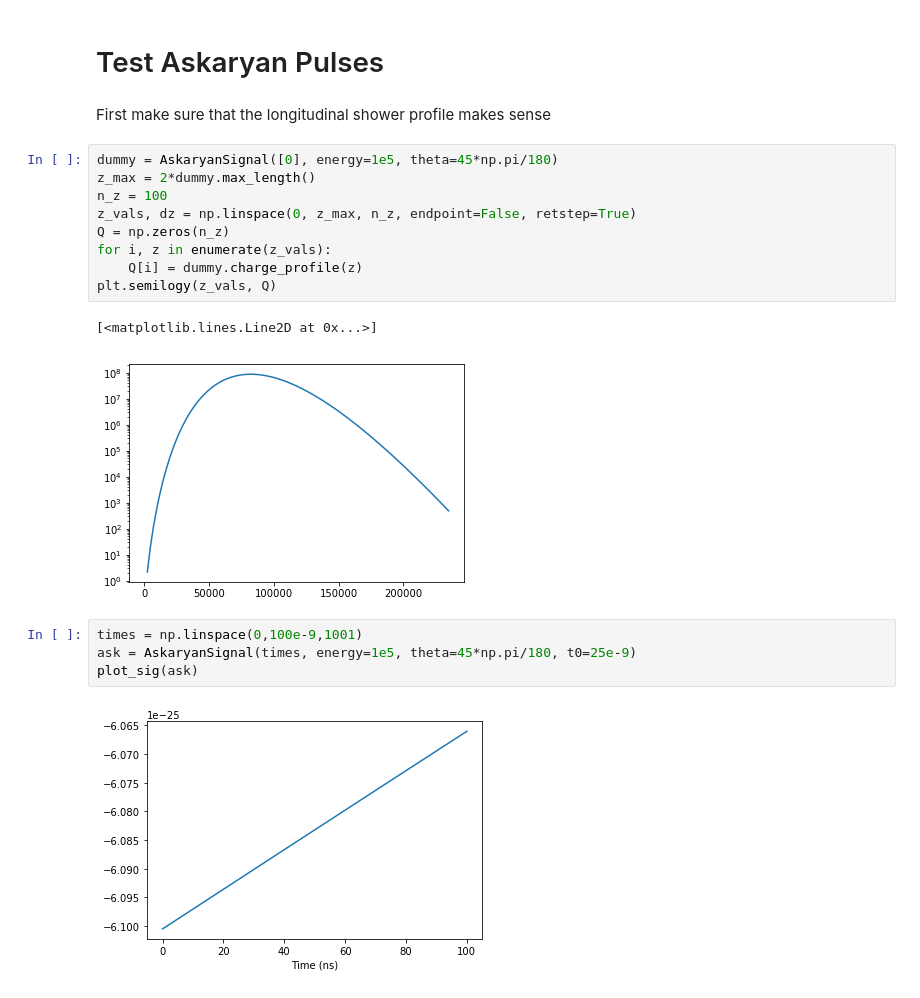
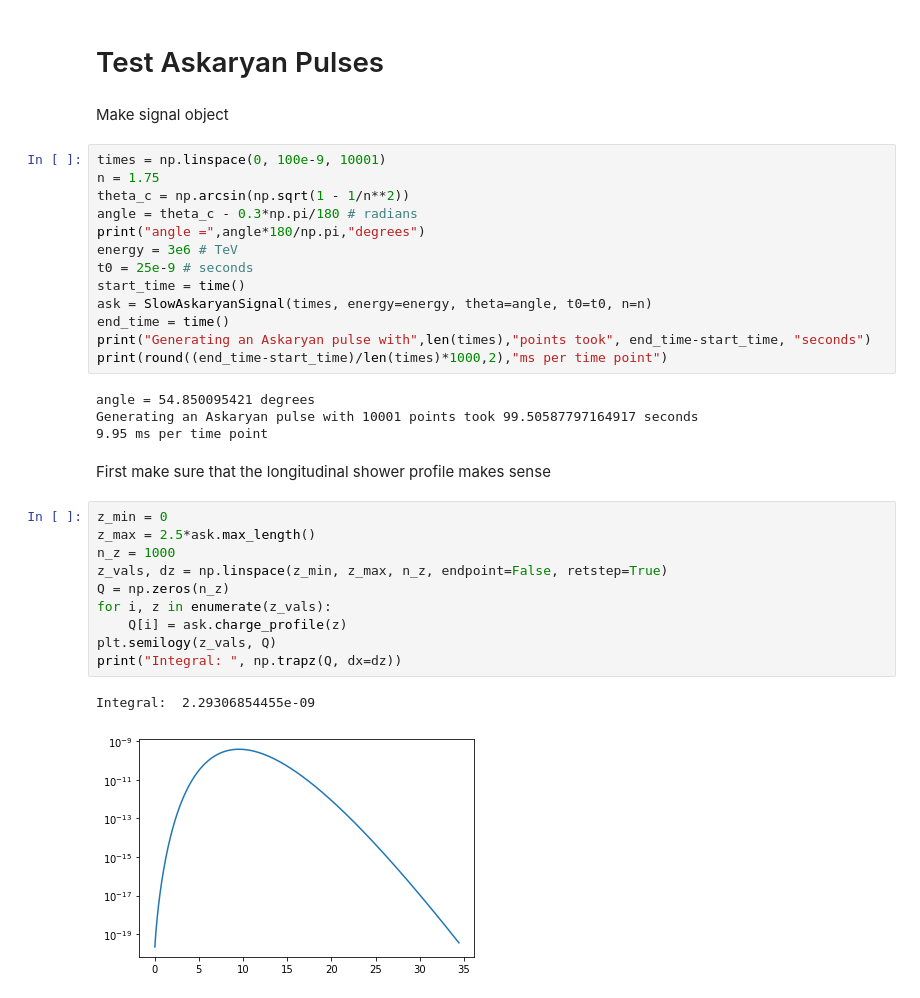
Before and after one commit to bhokansonfasig/pyrex, a Jupyter notebook: Visual Tests.ipynb, the cells around one changed output. Cells and saved outputs as stored; diff of their text form.

Commit message:
AksaryanSignal nearly correct. Started faster implementation

```diff
--- a/Visual Tests.ipynb
+++ b/Visual Tests.ipynb
@@ -17,23 +34,37 @@ def plot_sig(signal, zoom=None, title=None, figsize=(6,4)):
     plt.xlabel("Time (ns)")
 # %% [markdown]
 # Test Askaryan Pulses
+# %% [markdown]
+Make signal object
+# %%
+times = np.linspace(0, 100e-9, 10001)
+n = 1.75
+theta_c = np.arcsin(np.sqrt(1 - 1/n**2))
+angle = theta_c - 0.3*np.pi/180 # radians
+print("angle =",angle*180/np.pi,"degrees")
+energy = 3e6 # TeV
+t0 = 25e-9 # seconds
+start_time = time()
+ask = SlowAskaryanSignal(times, energy=energy, theta=angle, t0=t0, n=n)
+end_time = time()
+print("Generating an Askaryan pulse with",len(times),"points took", end_time-start_time, "seconds")
+print(round((end_time-start_time)/len(times)*1000,2),"ms per time point")
+# %% [output]
+angle = 54.850095421 degrees
+Generating an Askaryan pulse with 10001 points took 99.50587797164917 seconds
+9.95 ms per time point
 # %% [markdown]
 First make sure that the longitudinal shower profile makes sense
 # %%
-dummy = AskaryanSignal([0], energy=1e5, theta=45*np.pi/180)
-z_max = 2*dummy.max_length()
-n_z = 100
-z_vals, dz = np.linspace(0, z_max, n_z, endpoint=False, retstep=True)
+z_min = 0
+z_max = 2.5*ask.max_length()
+n_z = 1000
+z_vals, dz = np.linspace(z_min, z_max, n_z, endpoint=False, retstep=True)
 Q = np.zeros(n_z)
 for i, z in enumerate(z_vals):
-    Q[i] = dummy.charge_profile(z)
+    Q[i] = ask.charge_profile(z)
 plt.semilogy(z_vals, Q)
+print("Integral: ", np.trapz(Q, dx=dz))
 # %% [output]
-[<matplotlib.lines.Line2D at 0x...>]
+Integral:  2.29306854455e-09
-[figure, old version]
+[figure, new version]
-# %%
-times = np.linspace(0,100e-9,1001)
-ask = AskaryanSignal(times, energy=1e5, theta=45*np.pi/180, t0=25e-9)
-plot_sig(ask)
-# %% [output]
-[figure, removed]
```
Also changed, not shown: parts of 17 cells of this notebook, 1 other file.
